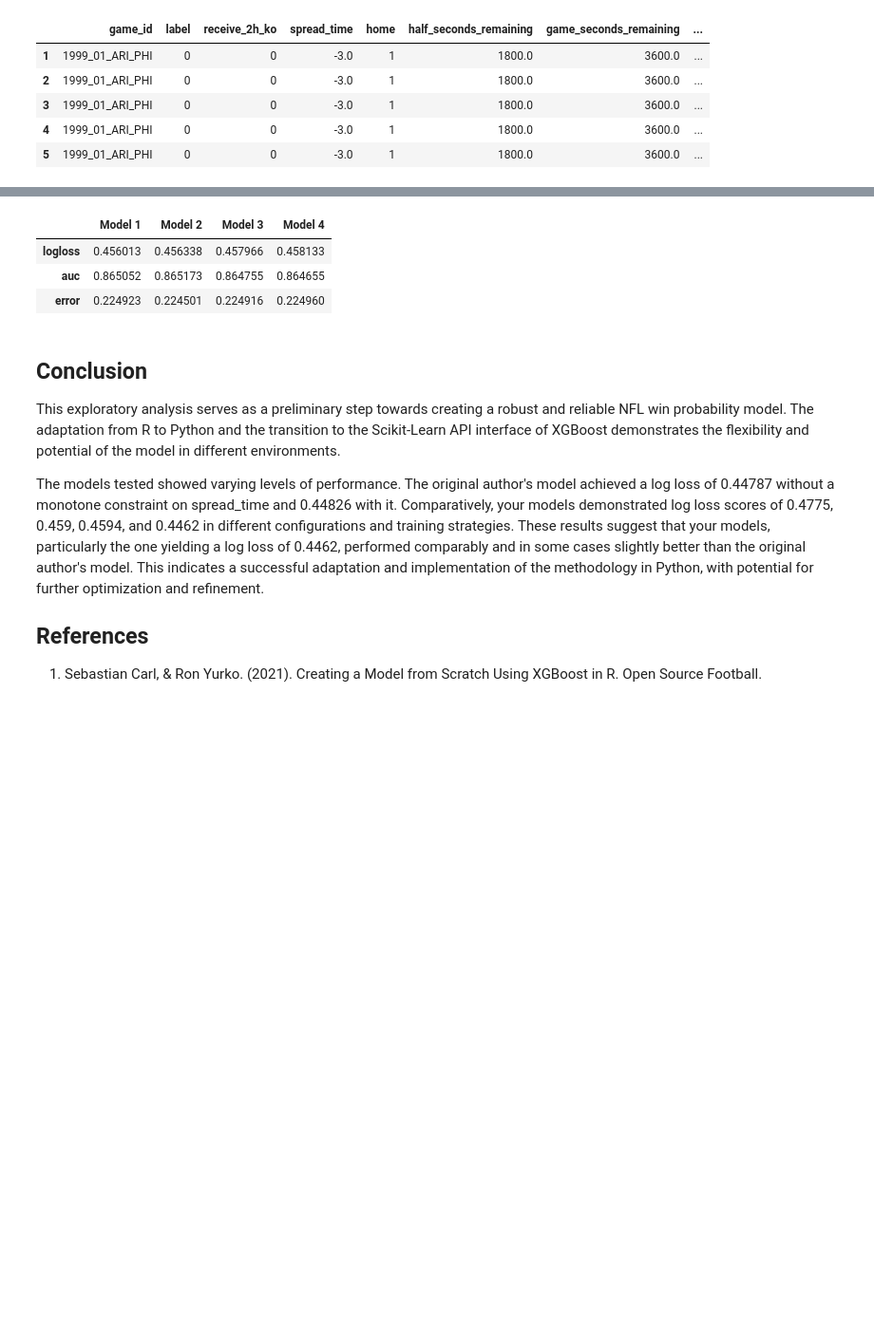
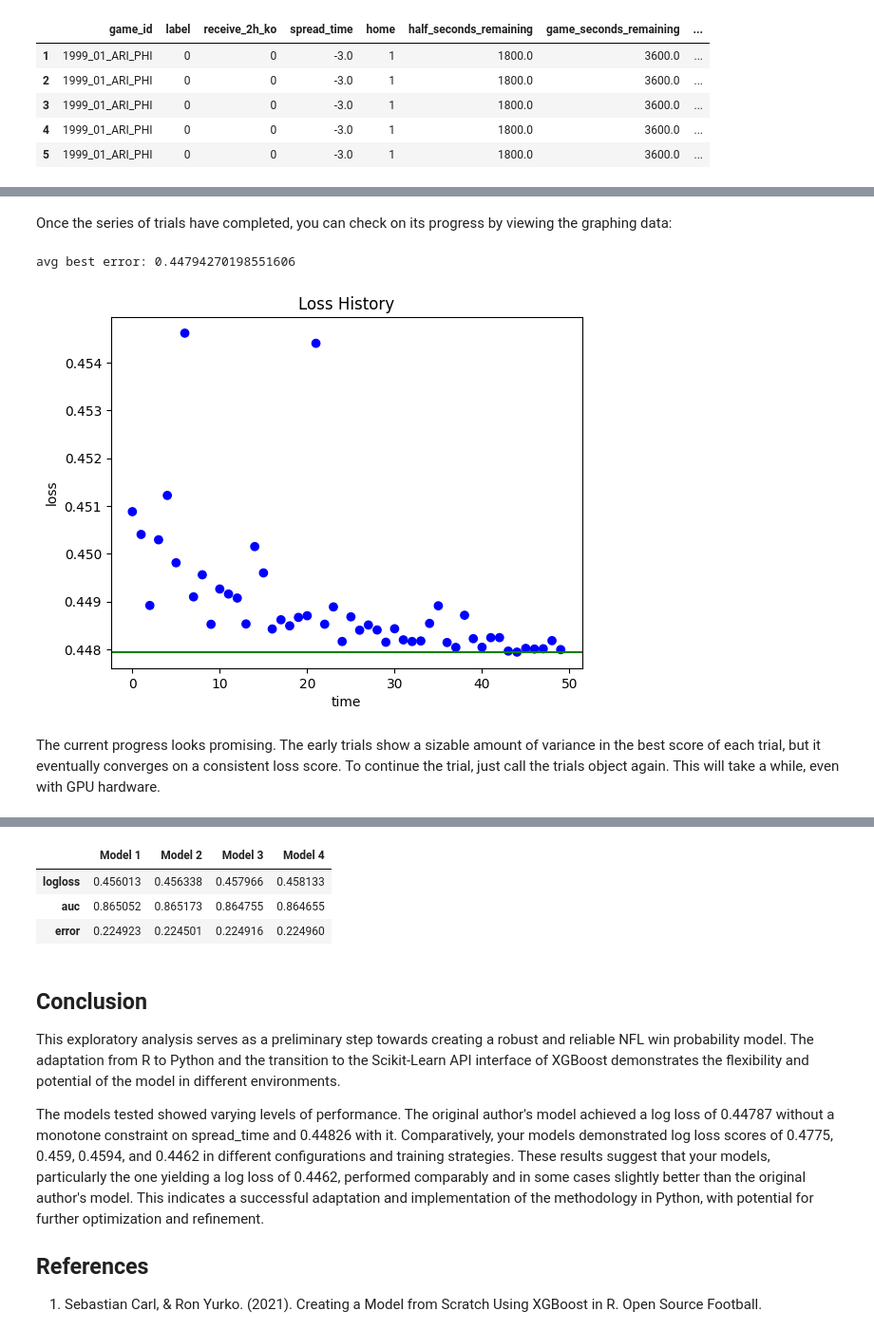
Before and after one commit to jonathanelbailey/nfl-data-models, a Jupyter notebook: notebooks/exploration/eda_nfl_wp_models.ipynb, the cells around one changed output, grey strips where cells are left out. Shown: that part at 95% size. Drawn from its saved outputs; the diff is of its cells as text; code cells hidden in the pictures; blank space fills up the shorter version.

```diff
--- a/notebooks/exploration/eda_nfl_wp_models.ipynb
+++ b/notebooks/exploration/eda_nfl_wp_models.ipynb
@@ -215,0 +254,30 @@ TODO:
+# %%
+# set the RAPIDS memory manager
+xgb.set_config(use_rmm=True)
+
+params = {
+    'n_estimators': 534,
+    'booster': 'gbtree',
+    'device': 'cuda',
+    'objective': 'binary:logistic',
+    'grow_policy': 'lossguide',
+    'sampling_method': 'gradient_based',
+    'eval_metric': 'logloss',
+    'early_stopping_rounds': 200,
+    'learning_rate': 0.05,
+    'gamma': 0.79012017,
+    'subsample': 0.9224245,
+    'colsample_bytree': 5 / 12,
+    'max_depth': 5,
+    'min_child_weight': 7
+}
+
+model_2_clf = xgb.XGBClassifier(**params)
+
+# Eval against test data to prevent overfitting
+fit_params = {
+    'eval_set': [(X_test, y_test)],
+    'verbose': 50
+}
+
+model_2_scores = cross_val_score(model_2_clf, X_train, y_train, cv=5, groups=groups_train, scoring='neg_log_loss', fit_params=fit_params)
@@ -318,0 +367,10 @@ scores = clf.evals_result()
+# %%
+from hyperopt import atpe
+from utils.tuning import perform_trials
+
+# sometimes numpy errors out the trials and corrupts the trials instance.  This may be fixed in a later release of numpy/hyperopt.
+import numpy as np
+import warnings
+np.warnings = warnings
+
+best_param, trials = perform_trials(objective_function, "annotated", atpe.suggest, 50)
@@ -318,0 +395,11 @@ scores = clf.evals_result()
+# %% [markdown]
+Once the series of trials have completed, you can check on its progress by viewing the graphing data:
+# %%
+from hyperopt import plotting
+
+plotting.main_plot_history(trials)
+# %% [output]
+avg best error: 0.44794270198551606
+[figure, added]
+# %% [markdown]
+The current progress looks promising.  The early trials show a sizable amount of variance in the best score of each trial, but it eventually converges on a consistent loss score.  To continue the trial, just call the trials object again.  This will take a while, even with GPU hardware.
```
Also changed, not shown: parts of 58 cells of this notebook, 11 other files.
